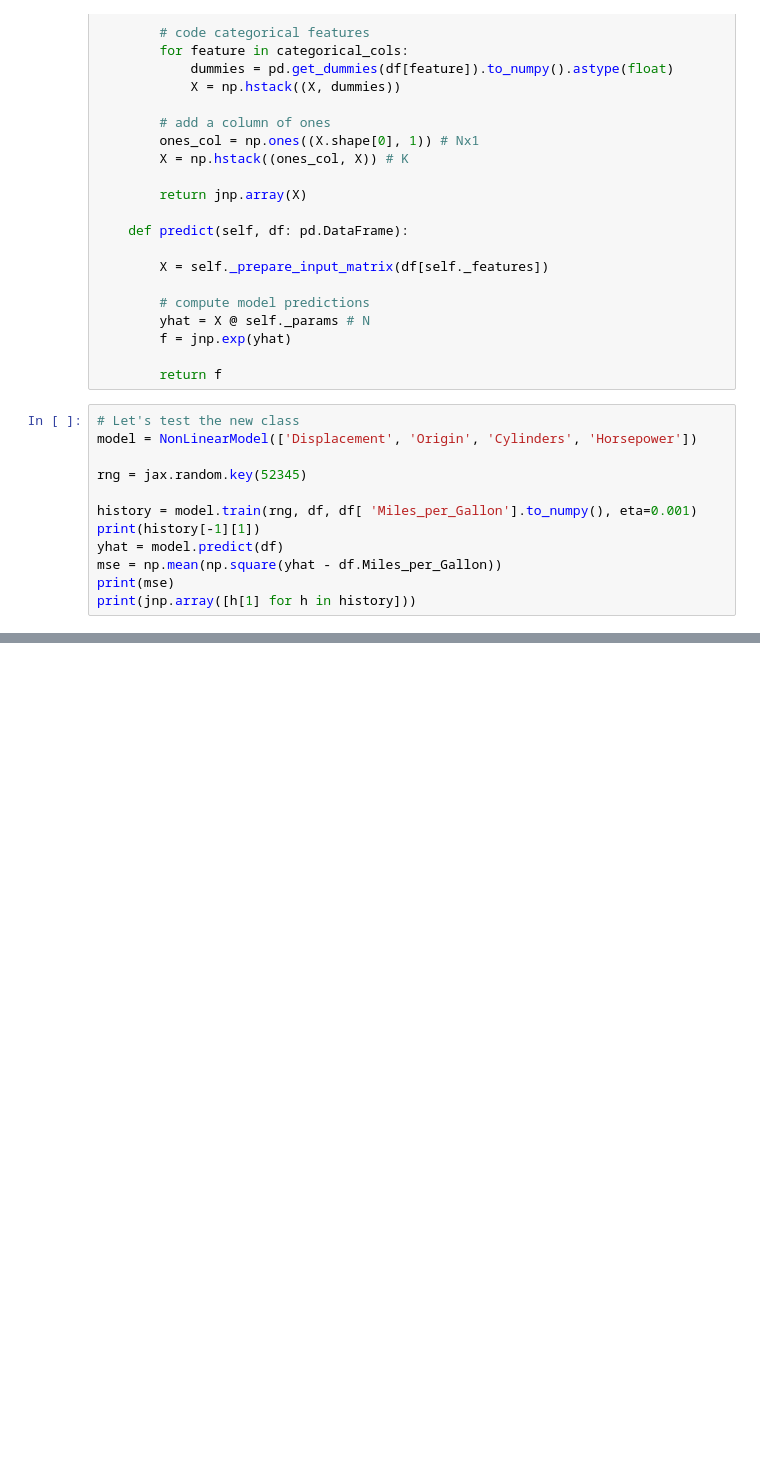
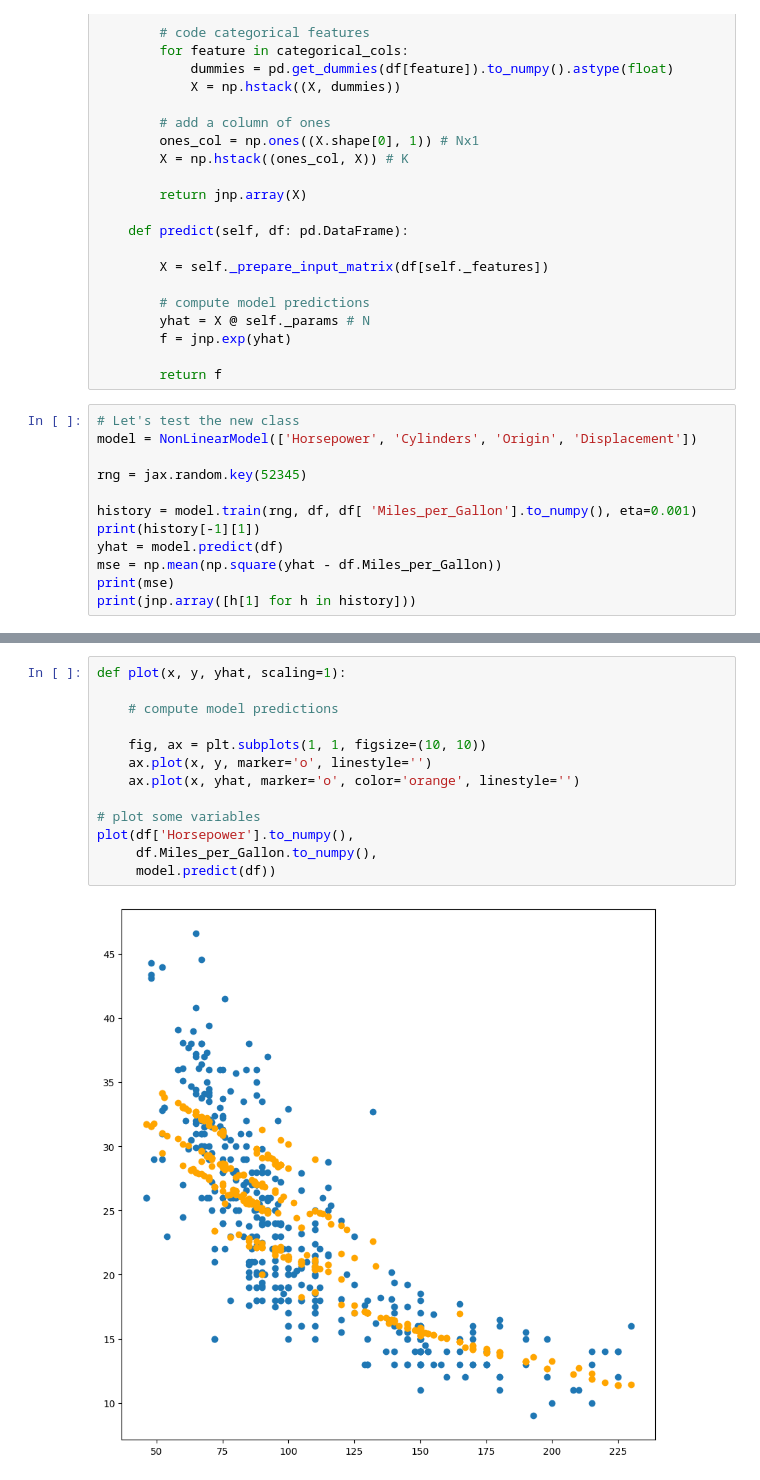
Before and after one commit to KISRDevelopment/python-ml-2025, a Jupyter notebook: code/block8.ipynb, the cells around one changed output, grey strips where cells are left out. Saved outputs shown, nothing was run; the diff lists cells and outputs as text; blank space fills up the shorter version.

```diff
--- a/code/block8.ipynb
+++ b/code/block8.ipynb
@@ -303,7 +304,7 @@ class NonLinearModel():
         return f
 # %%
 # Let's test the new class
-model = NonLinearModel(['Displacement', 'Origin', 'Cylinders', 'Horsepower'])
+model = NonLinearModel(['Horsepower', 'Cylinders', 'Origin', 'Displacement'])
 
 rng = jax.random.key(52345)
 
@@ -335,0 +337,15 @@ print(jnp.array([h[1] for h in history]))
+# %%
+def plot(x, y, yhat, scaling=1):
+
+    # compute model predictions
+
+    fig, ax = plt.subplots(1, 1, figsize=(10, 10))
+    ax.plot(x, y, marker='o', linestyle='')
+    ax.plot(x, yhat, marker='o', color='orange', linestyle='')
+
+# plot some variables
+plot(df['Horsepower'].to_numpy(),
+     df.Miles_per_Gallon.to_numpy(),
+     model.predict(df))
+# %% [output]
+[figure, added]
```
Also changed, not shown: parts of 2 cells of this notebook, 3 other files.
